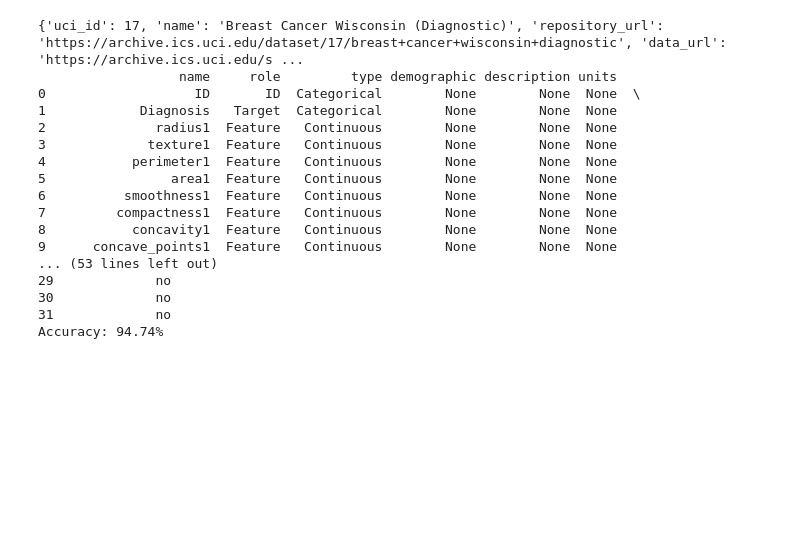
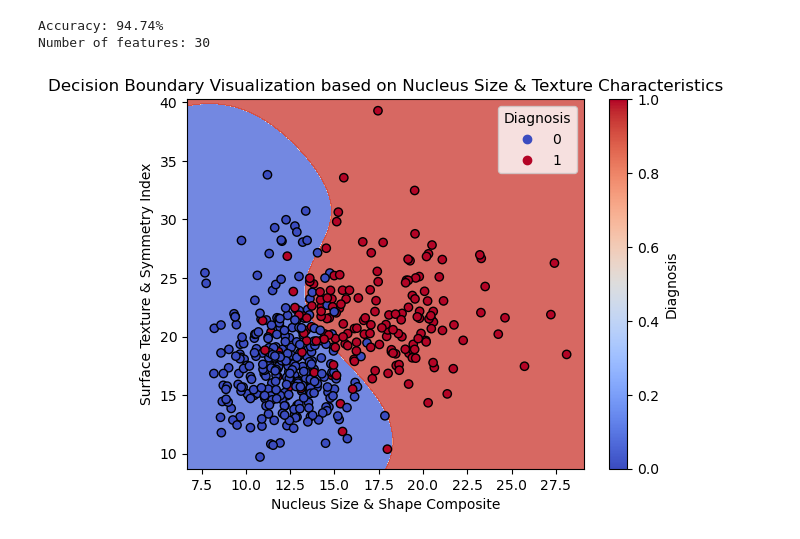
Before and after one commit to timhhsieh/CS4210-Final-Project, a Jupyter notebook: svm.ipynb, the cells around one changed output. Saved outputs shown, nothing was run; the diff lists cells and outputs as text; code cells hidden in the pictures; blank space fills up the shorter version.

Commit message:
Added visualization for SVM

```diff
--- a/svm.ipynb
+++ b/svm.ipynb
@@ -3,65 +70,80 @@ from ucimlrepo import fetch_ucirepo
 from sklearn.model_selection import train_test_split
 from sklearn.svm import SVC
 from sklearn.metrics import accuracy_score
+import matplotlib.pyplot as plt
 import numpy as np
 
-# fetch dataset
+# Fetch dataset
 breast_cancer_wisconsin_diagnostic = fetch_ucirepo(id=17)
 
-# data (as pandas dataframes)
+# Data (as pandas dataframes)
 X = breast_cancer_wisconsin_diagnostic.data.features
 y = breast_cancer_wisconsin_diagnostic.data.targets.values
 
 # Reshape the target variable y
 y = np.ravel(y)
 
 # Change class values into 1s and 0s for binary classification
-# Convert M = 1, B = 0
 y_encoded = np.where(y == 'M', 1, 0)
-y_encoded
-
-# metadata
-print(breast_cancer_wisconsin_diagnostic.metadata)
-
-# variable information
-print(breast_cancer_wisconsin_diagnostic.variables)
 
 # Split the dataset into training and testing sets
-# 80% of data for training
-# 20% of data for testing
 X_train, X_test, y_train, y_test = train_test_split(X, y_encoded, test_size=0.2, random_state=42)
 
 # Initialize Support Vector Classifier
 svm = SVC(probability=True)
 
 # Fit the model on the training data
 svm.fit(X_train, y_train)
 
-# Predict probabilities for the test set
-y_pred_proba = svm.predict_proba(X_test)
-
 # Predict class labels for the test set
 y_pred = svm.predict(X_test)
 
 # Compare predicted labels with ground truth
 accuracy = accuracy_score(y_test, y_pred)
+print(f"Accuracy: {accuracy * 100:.2f}%")
 
-print(f"Accuracy: {accuracy * 100:.2f}%")
+# Check the number of features in the dataset
+num_features = X_train.shape[1]
+print(f"Number of features: {num_features}")
+
+# Ensure we have more than two features before visualization
+if num_features >= 2:
+    # Convert X_train and X_test to numpy arrays for slicing
+    X_train = np.array(X_train)
+    X_test = np.array(X_test)
+
+    # Ensure we have more than two features before visualization
+    if num_features >= 2:
+        # Select the first two features for visualization
+        X_train_subset = X_train[:, :2]
+        X_test_subset = X_test[:, :2]
+
+        # Fit the model on the reduced feature space
+        svm.fit(X_train_subset, y_train)
+
+        # Create a meshgrid to plot decision boundary
+        h = 0.02  # step size in the mesh
+        x_min, x_max = X_train_subset[:, 0].min() - 1, X_train_subset[:, 0].max() + 1
+        y_min, y_max = X_train_subset[:, 1].min() - 1, X_train_subset[:, 1].max() + 1
+        xx, yy = np.meshgrid(np.arange(x_min, x_max, h),
+                             np.arange(y_min, y_max, h))
+
+        # Plot decision boundary
+        Z = svm.predict(np.c_[xx.ravel(), yy.ravel()])
+        Z = Z.reshape(xx.shape)
+        plt.contourf(xx, yy, Z, cmap=plt.cm.coolwarm, alpha=0.8)
+
+        # Plot data points
+        scatter = plt.scatter(X_train_subset[:, 0], X_train_subset[:, 1], c=y_train, cmap=plt.cm.coolwarm, edgecolors='k')
+        plt.xlabel('Nucleus Size & Shape Composite')
+        plt.ylabel('Surface Texture & Symmetry Index')
+        plt.title('Decision Boundary Visualization based on Nucleus Size & Texture Characteristics')
+
+        # Adding appropriate tags
+        plt.legend(*scatter.legend_elements(), title='Diagnosis')
+        plt.colorbar(scatter, label='Diagnosis')
+        plt.show()
 # %% [output]
-{'uci_id': 17, 'name': 'Breast Cancer Wisconsin (Diagnostic)', 'repository_url': 'https://archive.ics.uci.edu/dataset/17/breast+cancer+wisconsin+diagnostic', 'data_url': 'https://archive.ics.uci.edu/s ...
-                  name     role         type demographic description units
-0                   ID       ID  Categorical        None        None  None  \
-1            Diagnosis   Target  Categorical        None        None  None
-2              radius1  Feature   Continuous        None        None  None
-3             texture1  Feature   Continuous        None        None  None
-4           perimeter1  Feature   Continuous        None        None  None
-5                area1  Feature   Continuous        None        None  None
-6          smoothness1  Feature   Continuous        None        None  None
-7         compactness1  Feature   Continuous        None        None  None
-8           concavity1  Feature   Continuous        None        None  None
-9      concave_points1  Feature   Continuous        None        None  None
-... (53 lines left out)
-29             no
-30             no
-31             no
 Accuracy: 94.74%
+Number of features: 30
+[figure, added]
```
Also changed, not shown: parts of 1 cell of this notebook.
